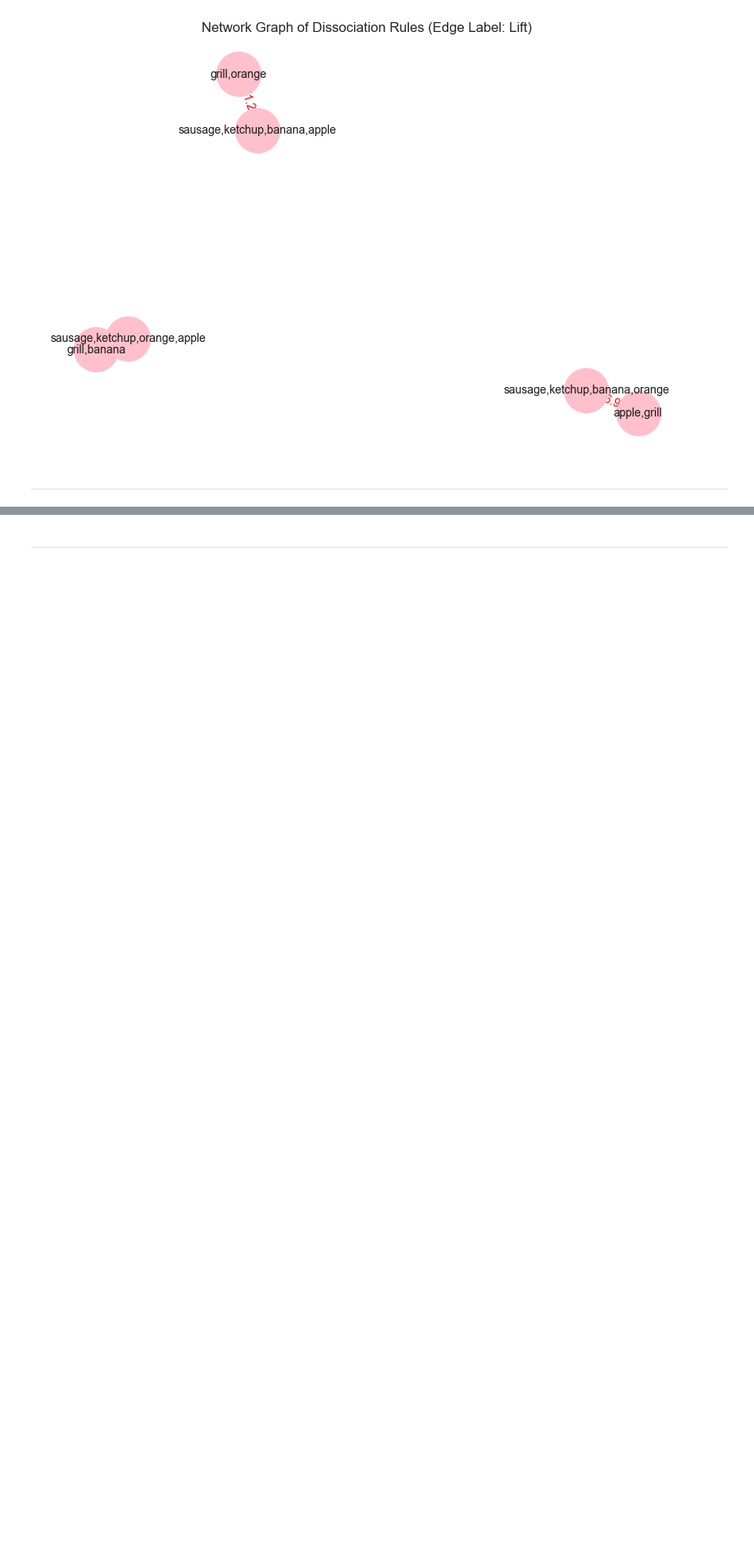
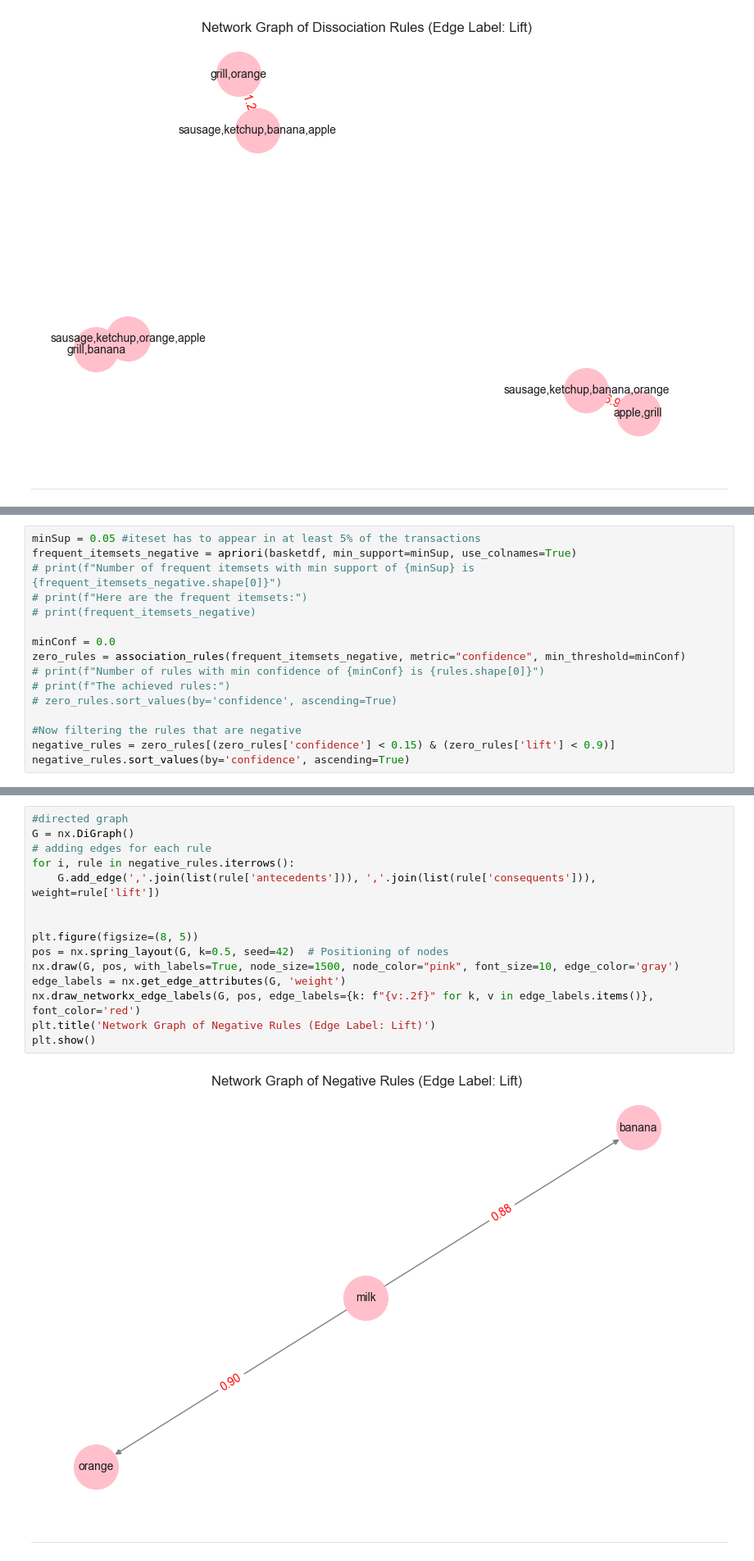
Before and after one commit to mmartyna123/InformationRetrieval, a Jupyter notebook: Lab6/Lab6IR.ipynb, the cells around one changed output, grey strips where cells are left out. Shown: that part at 82% size. Cells and saved outputs as stored; diff of their text form; blank space fills up the shorter version.

Commit message:
Negative rules

```diff
--- a/Lab6/Lab6IR.ipynb
+++ b/Lab6/Lab6IR.ipynb
@@ -282,0 +277,16 @@ plt.show()
+# %%
+minSup = 0.05 #iteset has to appear in at least 5% of the transactions
+frequent_itemsets_negative = apriori(basketdf, min_support=minSup, use_colnames=True)
+# print(f"Number of frequent itemsets with min support of {minSup} is {frequent_itemsets_negative.shape[0]}")
+# print(f"Here are the frequent itemsets:")
+# print(frequent_itemsets_negative)
+
+minConf = 0.0
+zero_rules = association_rules(frequent_itemsets_negative, metric="confidence", min_threshold=minConf)
+# print(f"Number of rules with min confidence of {minConf} is {rules.shape[0]}")
+# print(f"The achieved rules:")
+# zero_rules.sort_values(by='confidence', ascending=True)
+
+#Now filtering the rules that are negative
+negative_rules = zero_rules[(zero_rules['confidence'] < 0.15) & (zero_rules['lift'] < 0.9)]
+negative_rules.sort_values(by='confidence', ascending=True)
@@ -283,3 +297,20 @@ plt.show()
+# %%
+#directed graph
+G = nx.DiGraph()
+# adding edges for each rule
+for i, rule in negative_rules.iterrows():
+    G.add_edge(','.join(list(rule['antecedents'])), ','.join(list(rule['consequents'])), weight=rule['lift'])
+
+
+plt.figure(figsize=(8, 5))
+pos = nx.spring_layout(G, k=0.5, seed=42)  # Positioning of nodes
+nx.draw(G, pos, with_labels=True, node_size=1500, node_color="pink", font_size=10, edge_color='gray')
+edge_labels = nx.get_edge_attributes(G, 'weight')
+nx.draw_networkx_edge_labels(G, pos, edge_labels={k: f"{v:.2f}" for k, v in edge_labels.items()}, font_color='red')
+plt.title('Network Graph of Negative Rules (Edge Label: Lift)')
+plt.show()
+# %% [output]
+[figure, added]
 # %% [markdown]
 ------
 # %% [markdown]
```
Also changed, not shown: parts of 8 cells of this notebook.
